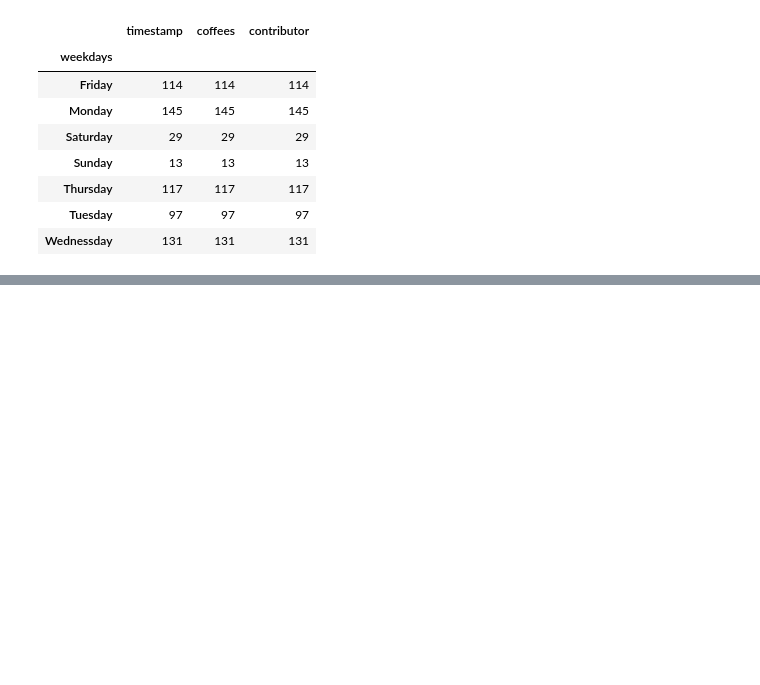
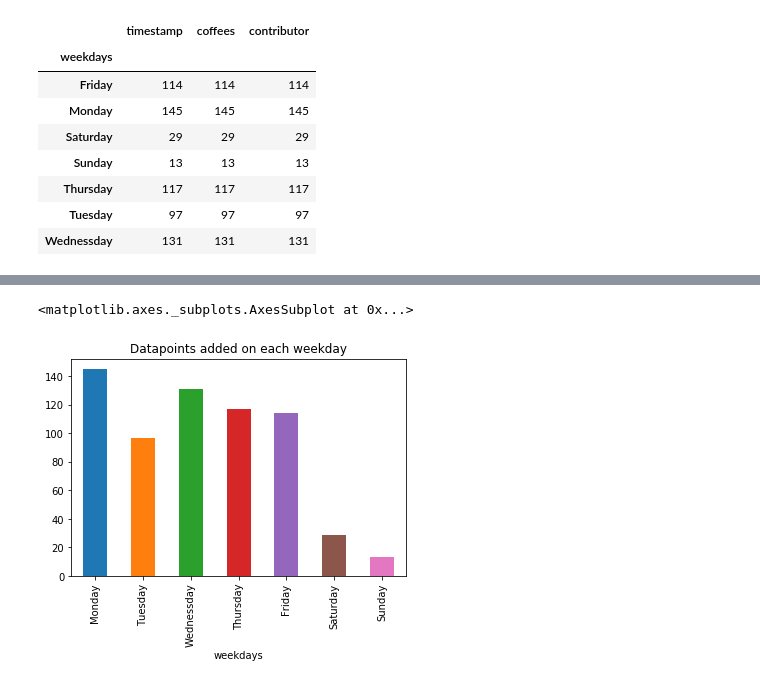
Before and after one commit to bgreatfit/PythonForDatasciene, a Jupyter notebook: intro to Data Visiualization.ipynb, the cells around one changed output, grey strips where cells are left out. Cells and saved outputs as stored; diff of their text form; code cells hidden in the pictures; blank space fills up the shorter version.

```diff
--- a/intro to Data Visiualization.ipynb
+++ b/intro to Data Visiualization.ipynb
@@ -282,4 +285,4 @@ weekdays_count
 | Tuesday | 97 | 97 | 97 |
 | Wednessday | 131 | 131 | 131 |
 # %%
-weekdays_count[days_of_week]
+weekdays_count = weekdays_count.loc[days_of_week]
@@ -287,0 +301,5 @@ KeyError: "['Monday' 'Tuesday' 'Wednessday' 'Thursday' 'Friday' 'Saturday' 'Sund
+# %%
+weekdays_count.timestamp.plot(kind="bar", title="Datapoints added on each weekday" )
+# %% [output]
+<matplotlib.axes._subplots.AxesSubplot at 0x...>
+[figure, added]
```
Also changed, not shown: parts of 17 cells of this notebook.
